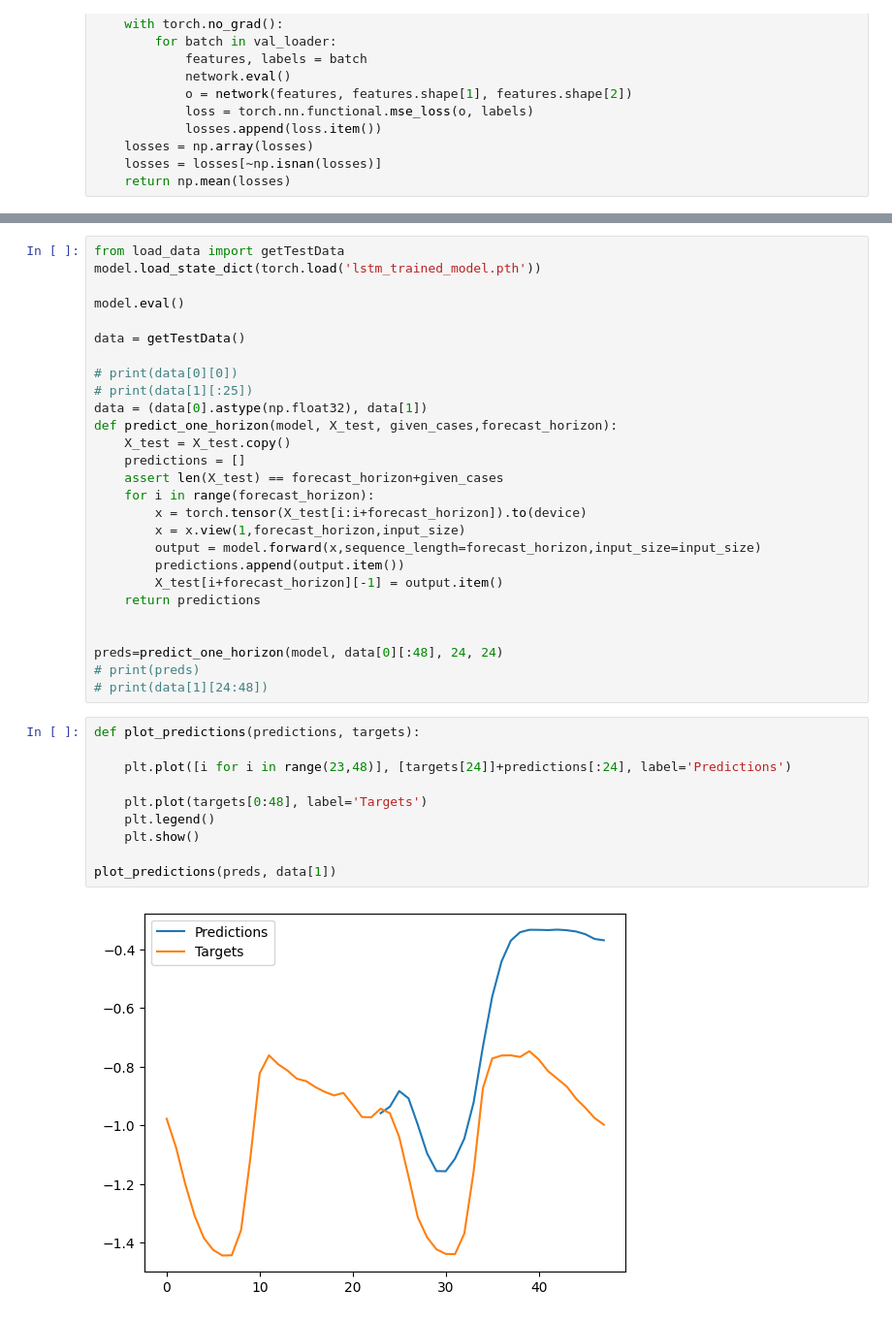
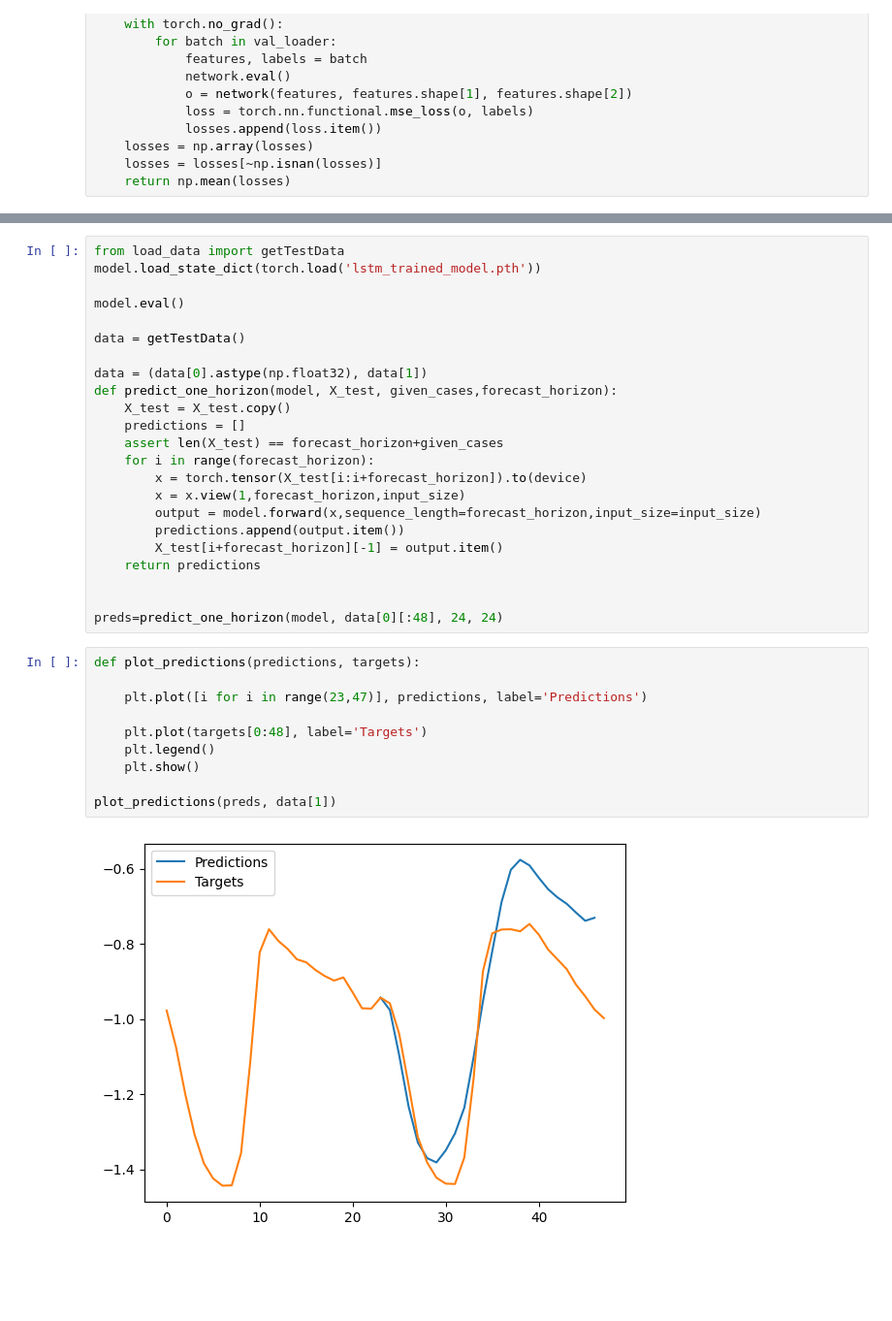
Before and after one commit to JonahNiklas/IT3030-Deep-Learning, a Jupyter notebook: Project2/lstm.ipynb, the cells around one changed output, grey strips where cells are left out. Shown at 97% size. Cells and saved outputs as stored; diff of their text form; blank space fills up the shorter version.

```diff
--- a/Project2/lstm.ipynb
+++ b/Project2/lstm.ipynb
@@ -182,8 +182,6 @@ model.eval()
 
 data = getTestData()
 
-# print(data[0][0])
-# print(data[1][:25])
 data = (data[0].astype(np.float32), data[1])
 def predict_one_horizon(model, X_test, given_cases,forecast_horizon):
     X_test = X_test.copy()
@@ -199,20 +197,18 @@ def predict_one_horizon(model, X_test, given_cases,forecast_horizon):
 
 
 preds=predict_one_horizon(model, data[0][:48], 24, 24)
-# print(preds)
-# print(data[1][24:48])
 # %%
 def plot_predictions(predictions, targets):
 
-    plt.plot([i for i in range(23,48)], [targets[24]]+predictions[:24], label='Predictions')
+    plt.plot([i for i in range(23,47)], predictions, label='Predictions')
 
     plt.plot(targets[0:48], label='Targets')
     plt.legend()
     plt.show()
 
 plot_predictions(preds, data[1])
 # %% [output]
-[figure, old version]
+[figure, new version]
 # %%
 import random
 def average_error_over_horizons(model, X_test, y_test, forecast_horizon):
```
Also changed, not shown: parts of 3 cells of this notebook, 1 other file.
